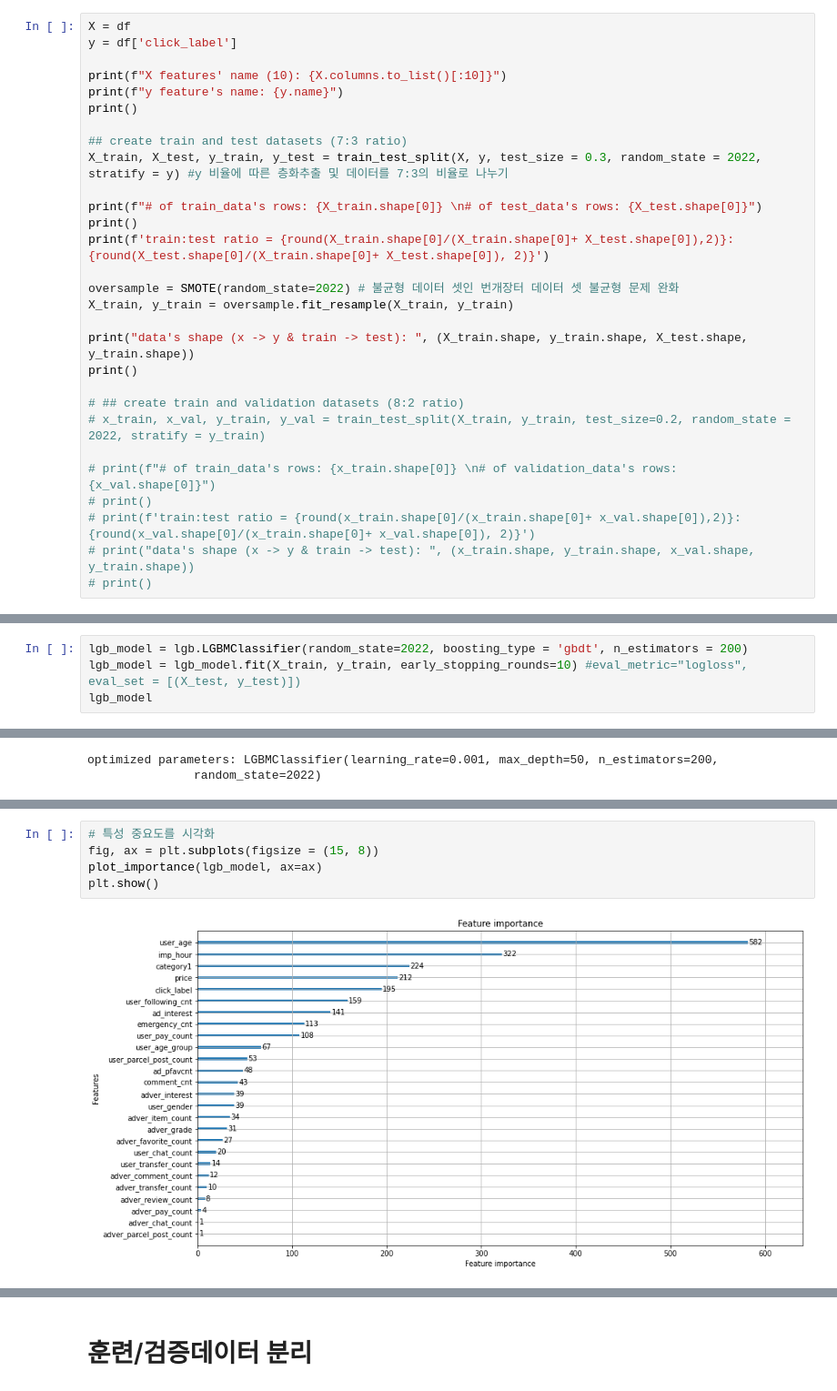
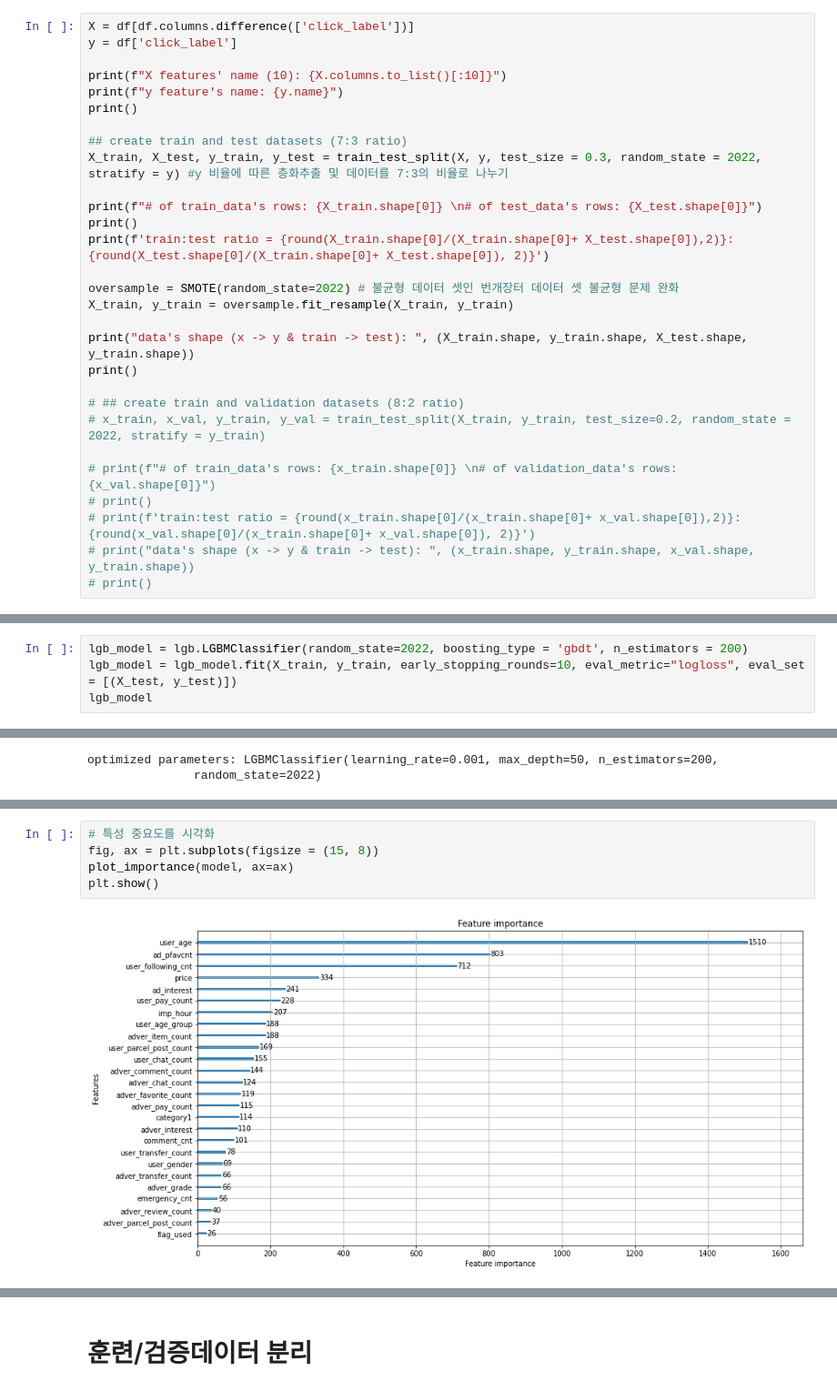
Before and after one commit to hesthers/Project-with-company, a Jupyter notebook: Machine_Learning_Modeling.ipynb, the cells around one changed output, grey strips where cells are left out. Shown at 91% size. Cells and saved outputs as stored; diff of their text form.

```diff
--- a/Machine_Learning_Modeling.ipynb
+++ b/Machine_Learning_Modeling.ipynb
@@ -142,7 +144,7 @@ DataFrame has no null? Yes
 | 1 | 0 | 0 | 0 | 1 | 1 | 10 | 0 | -0.428571 | ... |
 | 2 | 0 | 0 | 0 | 4 | 1 | 11 | 0 | 0.857143 | ... |
 # %%
-X = df
+X = df[df.columns.difference(['click_label'])]
 y = df['click_label']
 
 print(f"X features' name (10): {X.columns.to_list()[:10]}")
@@ -182,5 +184,5 @@ data's shape (x -> y & train -> test):  ((1144850, 27), (1144850,), (252739, 27)
 # %%
 lgb_model = lgb.LGBMClassifier(random_state=2022, boosting_type = 'gbdt', n_estimators = 200)
-lgb_model = lgb_model.fit(X_train, y_train, early_stopping_rounds=10) #eval_metric="logloss", eval_set = [(X_test, y_test)])
+lgb_model = lgb_model.fit(X_train, y_train, early_stopping_rounds=10, eval_metric="logloss", eval_set = [(X_test, y_test)])
 lgb_model
 # %% [output]
@@ -293,7 +316,7 @@ array([[0.59066875, 0.40933125],
 # %%
 # 특성 중요도를 시각화
 fig, ax = plt.subplots(figsize = (15, 8))
-plot_importance(lgb_model, ax=ax)
+plot_importance(model, ax=ax)
 plt.show()
 # %% [output]
-[figure, old version]
+[figure, new version]
```
Also changed, not shown: parts of 70 cells of this notebook.
